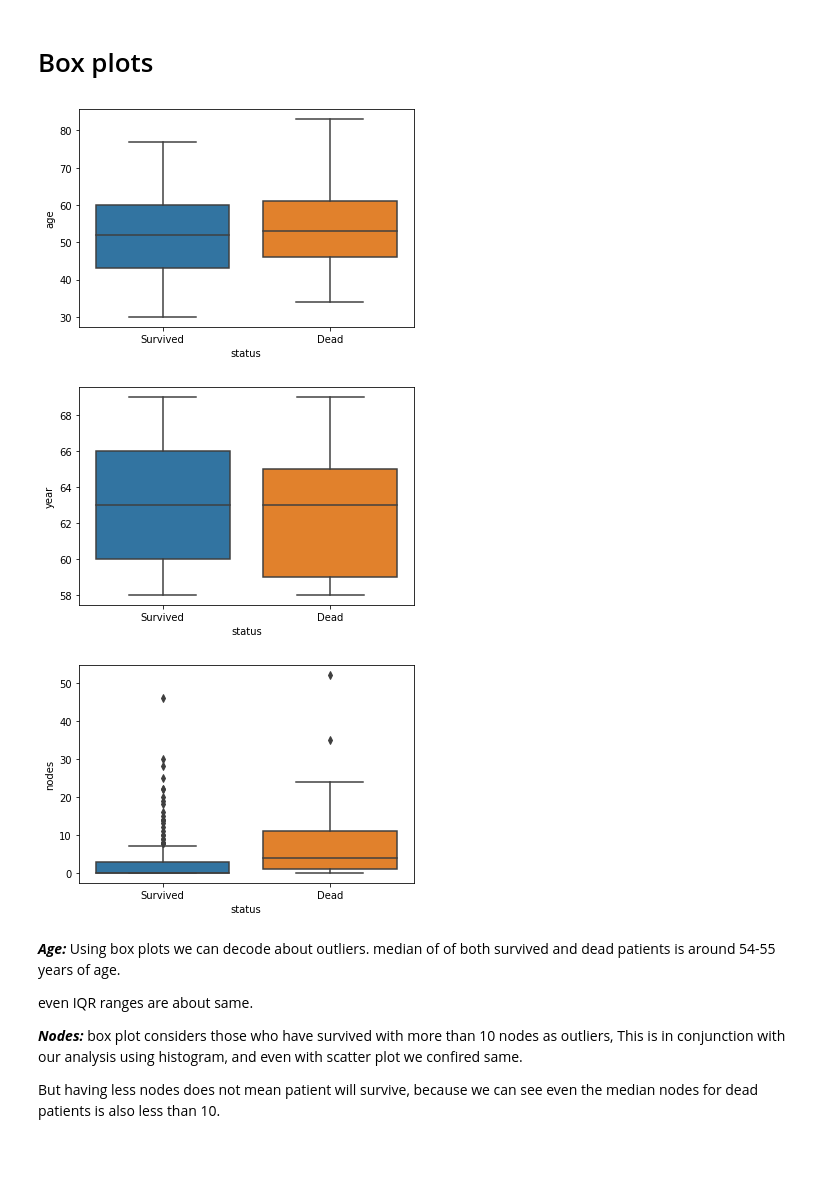
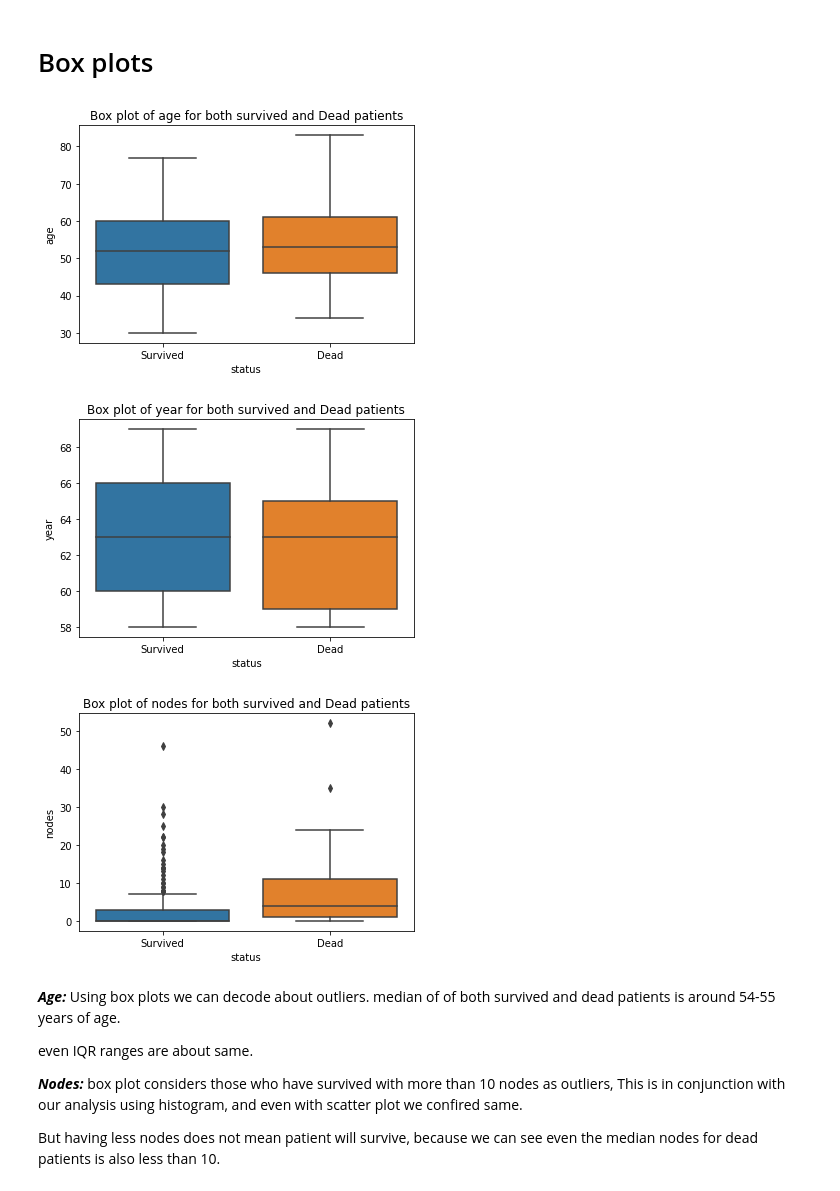
Before and after one commit to vishwanathbeena/appliedai_practice, a Jupyter notebook: Haberman_EDA.ipynb, the cells around one changed output. Drawn from its saved outputs; the diff is of its cells as text; code cells hidden in the pictures; blank space fills up the shorter version.

```diff
--- a/Haberman_EDA.ipynb
+++ b/Haberman_EDA.ipynb
@@ -117,5 +120,6 @@ This is samething we got vale_count, but just in graphical manner, we can say  w
 features = [feature for feature in data.columns if data[feature].dtypes != 'O']
 for feature in features:
   sns.displot(data=data,x=feature,hue='status',kind='kde',fill='True')
+  plt.title('PDF of {} for both survived and Dead patients'.format(feature))
   plt.show()
 # %% [output]
@@ -148,5 +152,6 @@ for feature in features:
   sns.displot(data=data,x=feature,hue='status',kind='kde',cumulative='True',common_grid=True,common_norm=False)
   #sns.displot(data=data,x=feature,cumulative='True',hue='status',col='status',kind='kde',fill='True')
   plt.grid()
+  plt.title('CDF of {} for both survived and Dead patients'.format(feature))
   plt.show()
 # %% [output]
@@ -200,11 +208,12 @@ so, age combined wih less number of nodes is faily a good combination of feature
 # %%
 for feature in features:
   sns.boxplot(x=data['status'],y=data[feature])
+  plt.title('Box plot of {} for both survived and Dead patients'.format(feature))
   plt.show()
 # %% [output]
-[figure, old version]
+[figure, new version]
-[figure, old version]
+[figure, new version]
-[figure, old version]
+[figure, new version]
 # %% [markdown]
 ***Age:***
 Using box plots we can decode about outliers.
```
Also changed, not shown: parts of 13 cells of this notebook.
